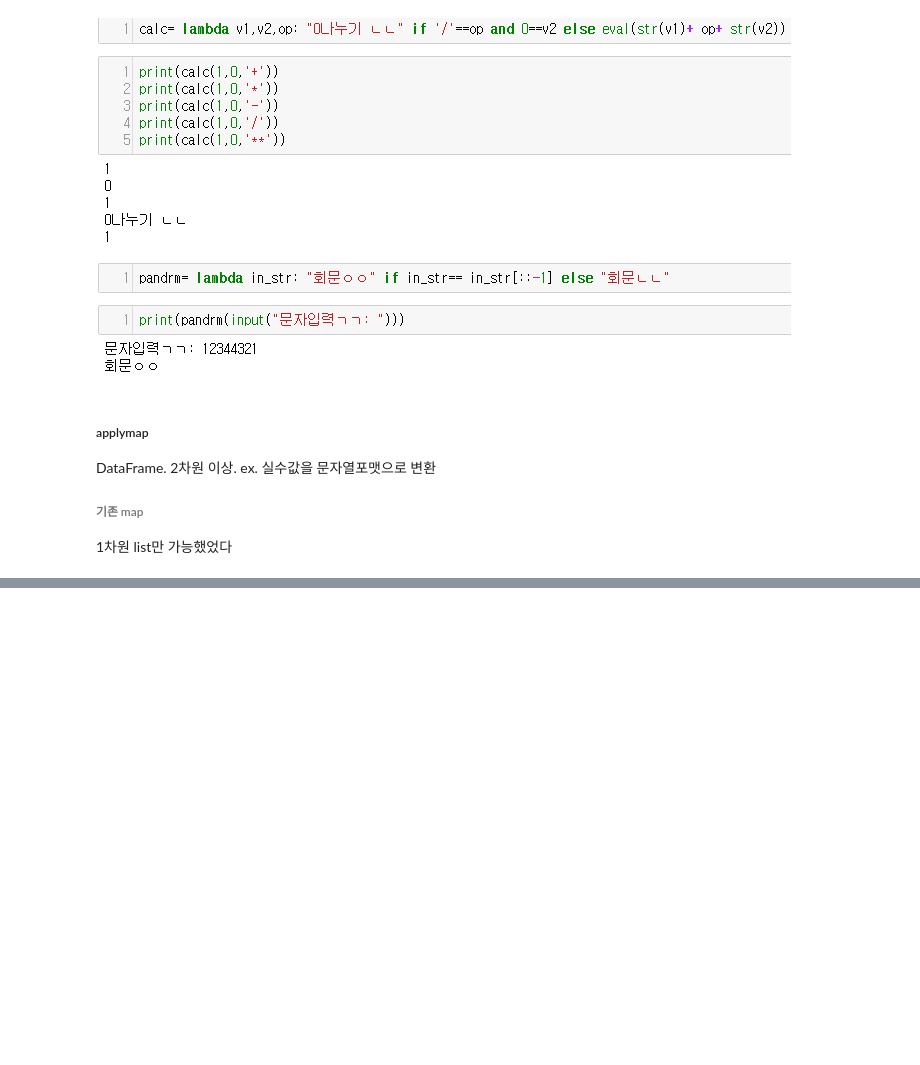
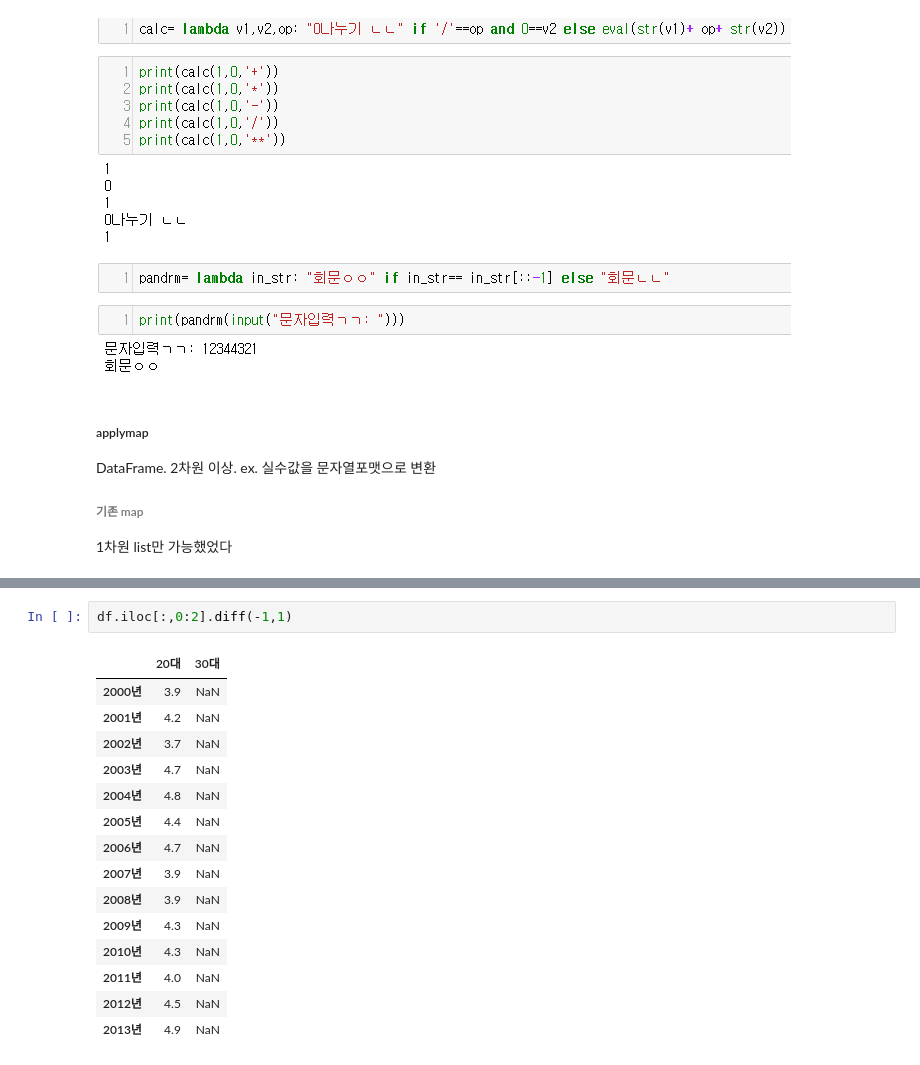
Before and after one commit to firstock/dataAnal_py_basic, a Jupyter notebook: popularPkg/XXpandas_is_unique_reindex_fill_select_sort_rank.ipynb, the cells around one changed output, grey strips where cells are left out. Saved outputs shown, nothing was run; the diff lists cells and outputs as text; blank space fills up the shorter version.

```diff
--- a/popularPkg/XXpandas_is_unique_reindex_fill_select_sort_rank.ipynb
+++ b/popularPkg/XXpandas_is_unique_reindex_fill_select_sort_rank.ipynb
@@ -101,0 +140,18 @@ DataFrame. 2차원 이상. ex. 실수값을 문자열포맷으로 변환
+# %%
+df.iloc[:,0:2].diff(-1,1)
+# %% [output]
+|  | 20대 | 30대 |
+| 2000년 | 3.9 | NaN |
+| 2001년 | 4.2 | NaN |
+| 2002년 | 3.7 | NaN |
+| 2003년 | 4.7 | NaN |
+| 2004년 | 4.8 | NaN |
+| 2005년 | 4.4 | NaN |
+| 2006년 | 4.7 | NaN |
+| 2007년 | 3.9 | NaN |
+| 2008년 | 3.9 | NaN |
+| 2009년 | 4.3 | NaN |
+| 2010년 | 4.3 | NaN |
+| 2011년 | 4.0 | NaN |
+| 2012년 | 4.5 | NaN |
+| 2013년 | 4.9 | NaN |
```
Also changed, not shown: parts of 26 cells of this notebook.
